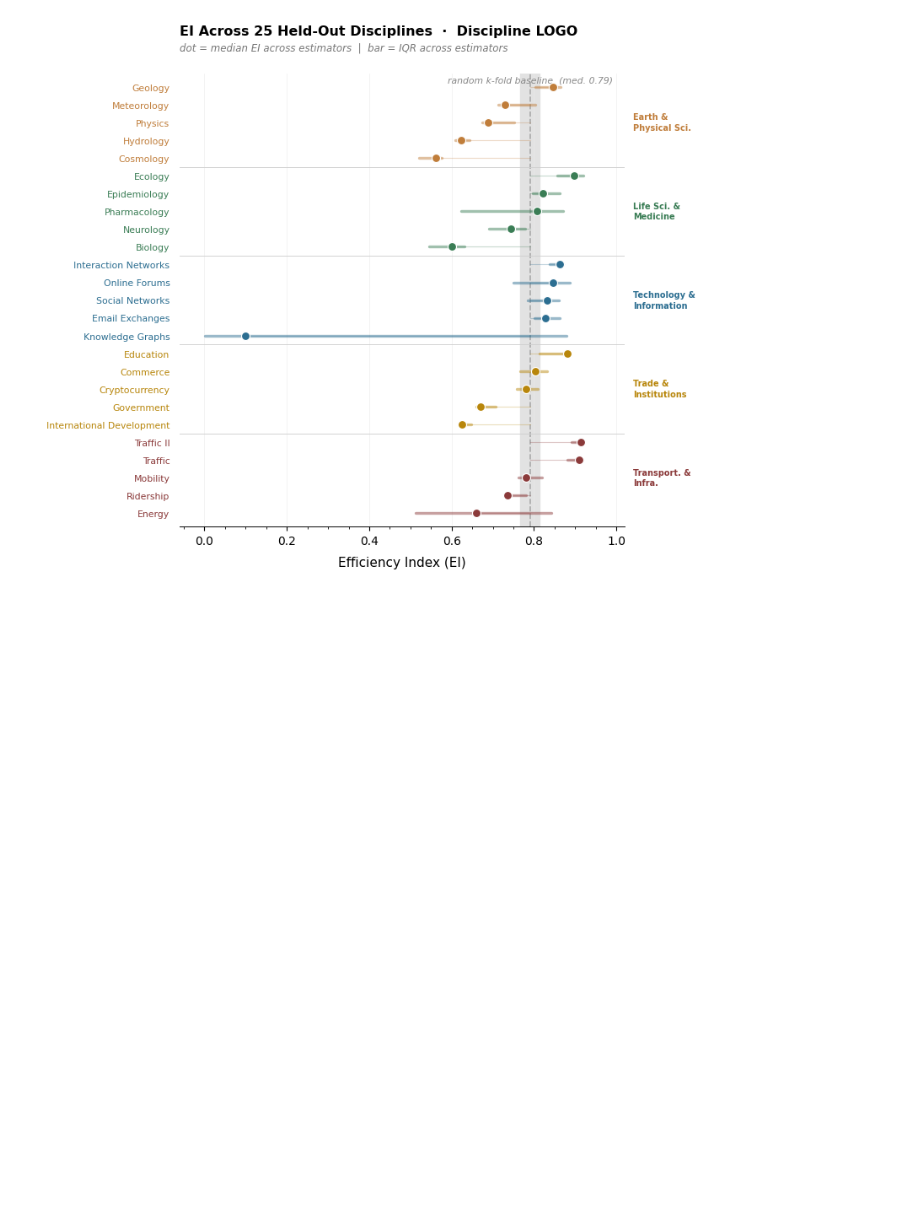
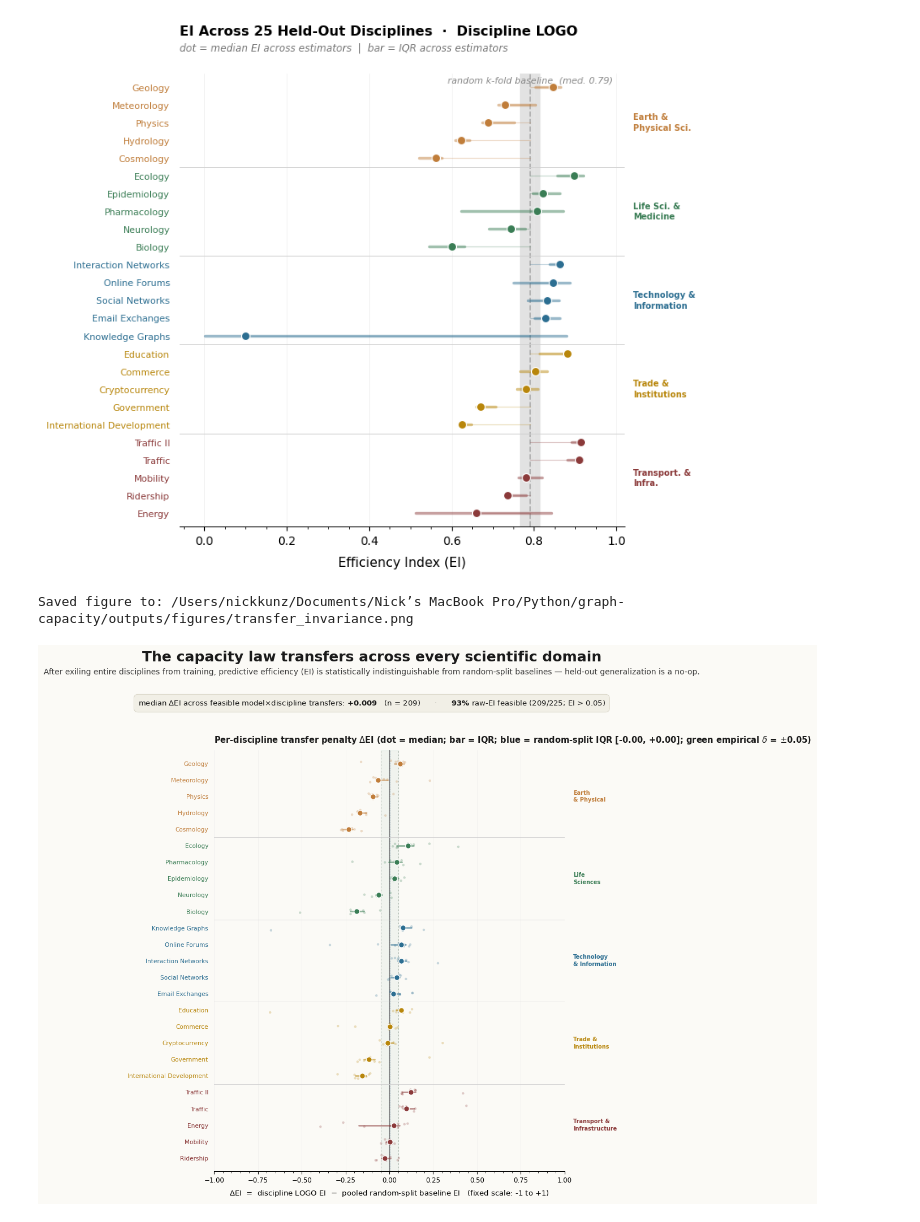
Before and after one commit to nickkunz/graph-capacity, a Jupyter notebook: notebooks/transfer.ipynb, the cells around one changed output. Cells and saved outputs as stored; diff of their text form; code cells hidden in the pictures; blank space fills up the shorter version.

```diff
--- a/notebooks/transfer.ipynb
+++ b/notebooks/transfer.ipynb
@@ -347,3 +345,36 @@ ax.xaxis.set_minor_locator(mpl.ticker.MultipleLocator(0.05))
 plt.show()
 # %% [output]
 [figure]
+# %%
+## libraries
+from src.visualizers.visualizing import plot_transfer_invariance
+
+## discipline -> domain map
+disc_domain_map = (
+    data[["discipline", "domain"]]
+    .drop_duplicates()
+    .set_index("discipline")["domain"]
+    .to_dict()
+)
+
+## render money-shot transfer-invariance figure
+fig, axes = plot_transfer_invariance(
+    results_data_domain  = results_data_domain,
+    results_data_disc    = results_data_disc,
+    results_data_5fold   = results_data_5fold,
+    results_data_10fold  = results_data_10fold,
+    disc_domain_map      = disc_domain_map,
+    random_state         = RANDOM_STATE,
+    show                 = False,
+)
+
+## save
+out_dir = root / "outputs" / "figures"
+out_dir.mkdir(parents = True, exist_ok = True)
+out_path = out_dir / "transfer_invariance.png"
+fig.savefig(out_path, dpi = 300, facecolor = fig.get_facecolor(), bbox_inches = "tight")
+print(f"Saved figure to: {out_path}")
+plt.show()
+# %% [output]
+Saved figure to: /Users/nickkunz/Documents/Nick’s MacBook Pro/Python/graph-capacity/outputs/figures/transfer_invariance.png
+[figure, added]
```
Also changed, not shown: parts of 1 cell of this notebook, 6 other files.
